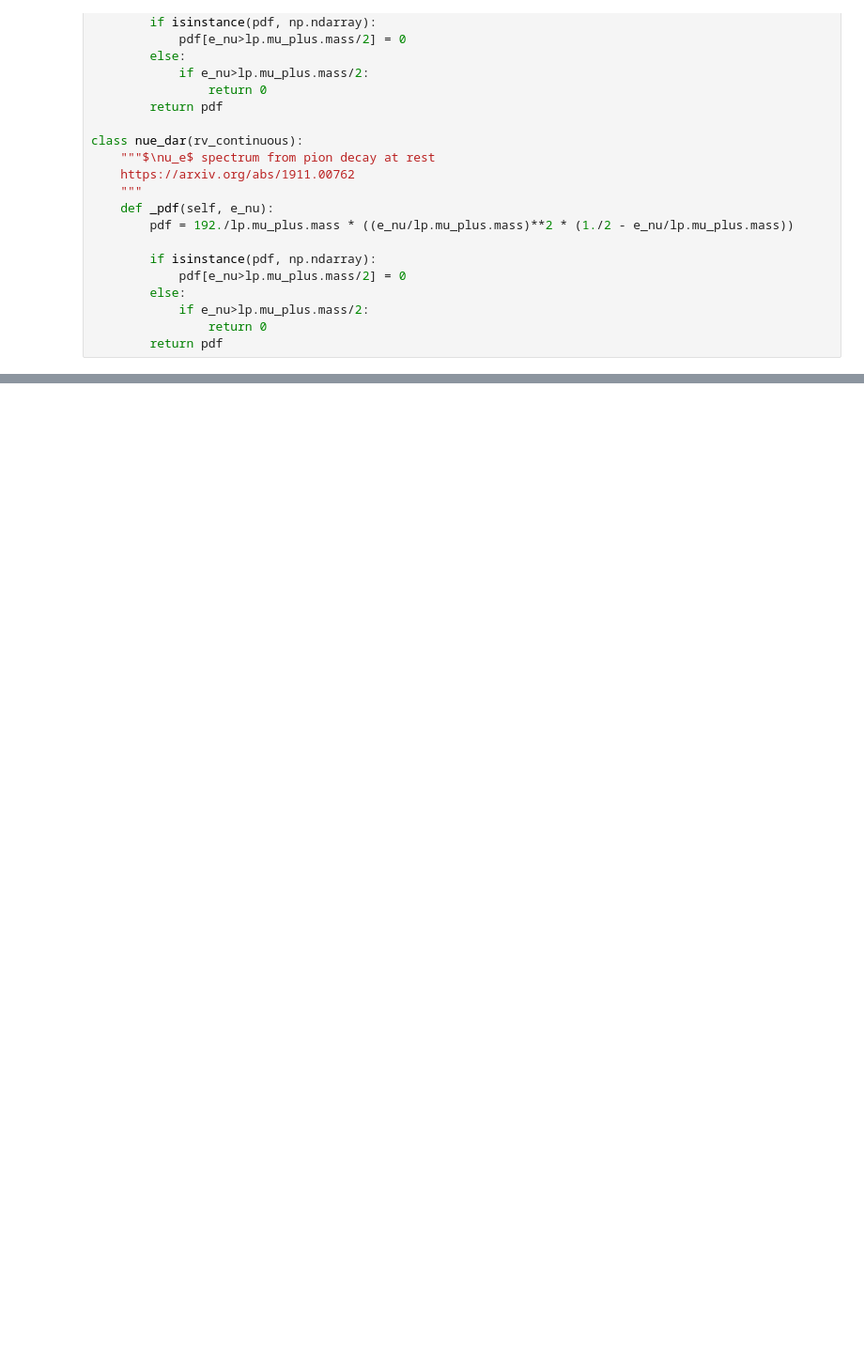
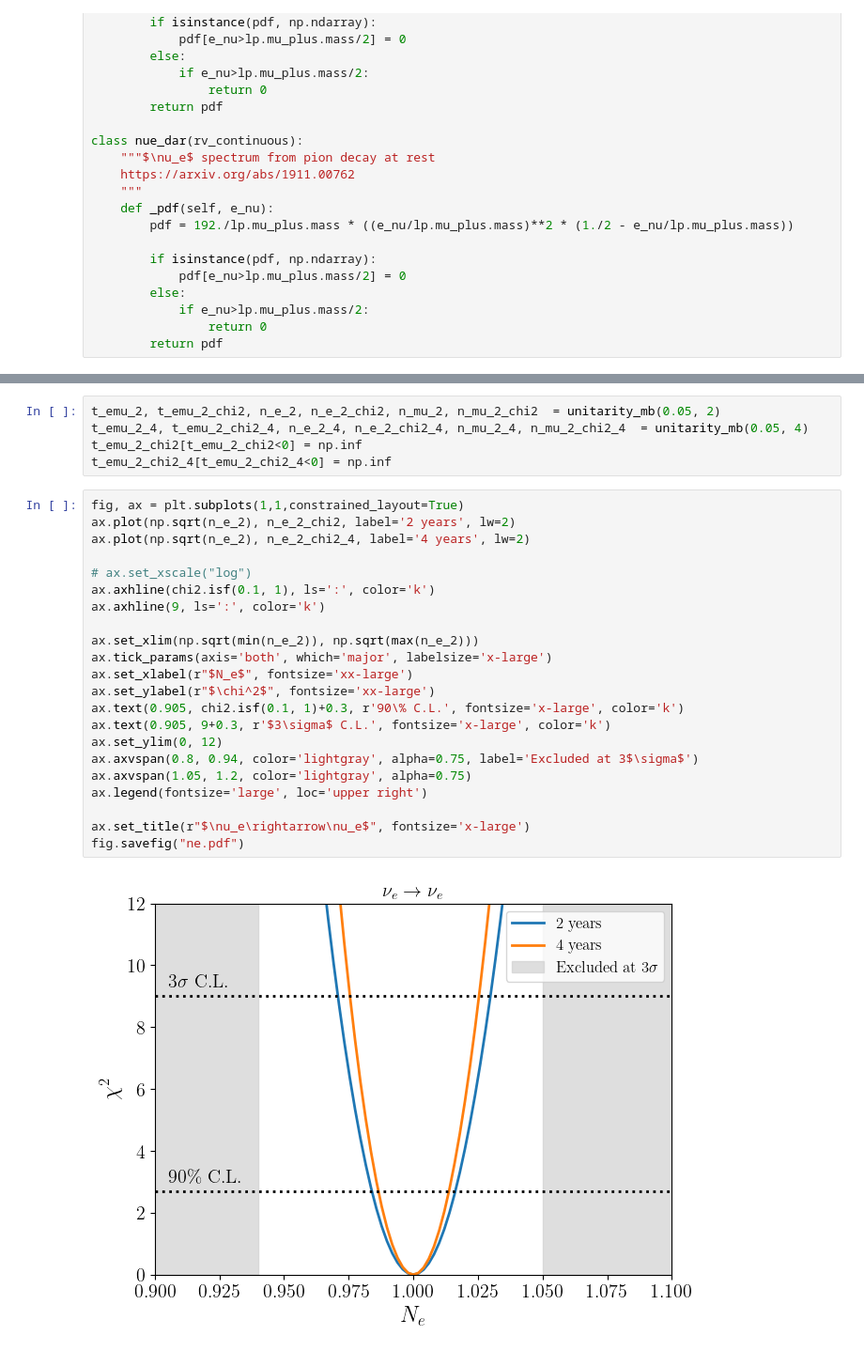
Before and after one commit to soleti/shoess, a Jupyter notebook: sensitivity_widget.ipynb, the cells around one changed output, grey strips where cells are left out. Shown: that part at 94% size. Cells and saved outputs as stored; diff of their text form; blank space fills up the shorter version.

Commit message:
add unitarity violation

```diff
--- a/sensitivity_widget.ipynb
+++ b/sensitivity_widget.ipynb
@@ -286,0 +413,29 @@ class FCMemoizer(FeldmanCousins):
+# %%
+t_emu_2, t_emu_2_chi2, n_e_2, n_e_2_chi2, n_mu_2, n_mu_2_chi2  = unitarity_mb(0.05, 2)
+t_emu_2_4, t_emu_2_chi2_4, n_e_2_4, n_e_2_chi2_4, n_mu_2_4, n_mu_2_chi2_4  = unitarity_mb(0.05, 4)
+t_emu_2_chi2[t_emu_2_chi2<0] = np.inf
+t_emu_2_chi2_4[t_emu_2_chi2_4<0] = np.inf
+# %%
+fig, ax = plt.subplots(1,1,constrained_layout=True)
+ax.plot(np.sqrt(n_e_2), n_e_2_chi2, label='2 years', lw=2)
+ax.plot(np.sqrt(n_e_2), n_e_2_chi2_4, label='4 years', lw=2)
+
+# ax.set_xscale("log")
+ax.axhline(chi2.isf(0.1, 1), ls=':', color='k')
+ax.axhline(9, ls=':', color='k')
+
+ax.set_xlim(np.sqrt(min(n_e_2)), np.sqrt(max(n_e_2)))
+ax.tick_params(axis='both', which='major', labelsize='x-large')
+ax.set_xlabel(r"$N_e$", fontsize='xx-large')
+ax.set_ylabel(r"$\chi^2$", fontsize='xx-large')
+ax.text(0.905, chi2.isf(0.1, 1)+0.3, r'90\% C.L.', fontsize='x-large', color='k')
+ax.text(0.905, 9+0.3, r'$3\sigma$ C.L.', fontsize='x-large', color='k')
+ax.set_ylim(0, 12)
+ax.axvspan(0.8, 0.94, color='lightgray', alpha=0.75, label='Excluded at 3$\sigma$')
+ax.axvspan(1.05, 1.2, color='lightgray', alpha=0.75)
+ax.legend(fontsize='large', loc='upper right')
+
+ax.set_title(r"$\nu_e\rightarrow\nu_e$", fontsize='x-large')
+fig.savefig("ne.pdf")
+# %% [output]
+[figure, added]
```
Also changed, not shown: parts of 24 cells of this notebook, 9 other files.
